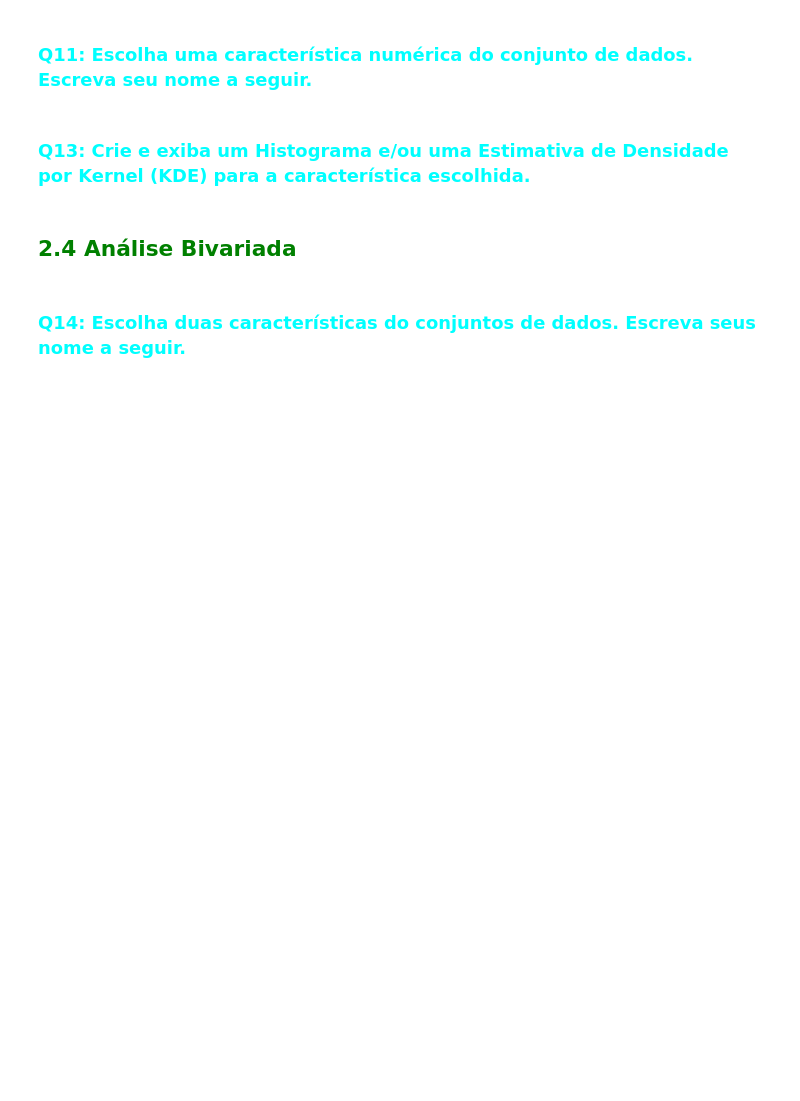
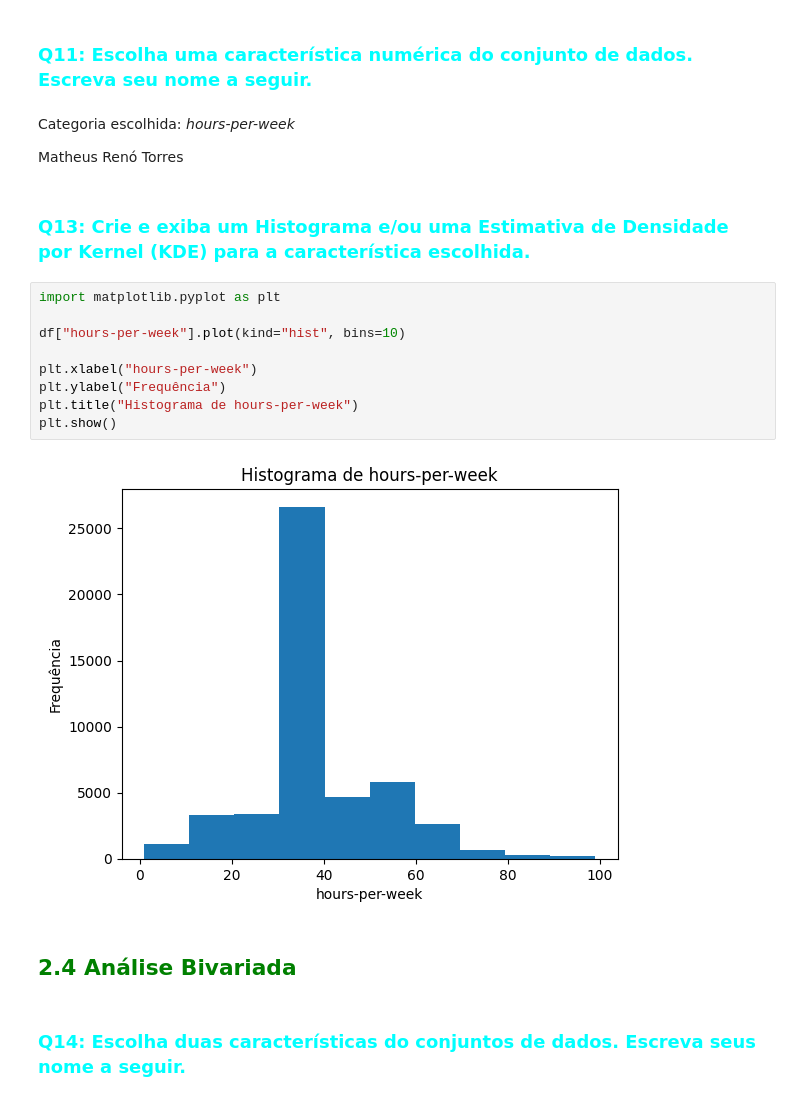
Before and after one commit to RennowT/C318, a Jupyter notebook: C318_2026_1_Atividade_02_1954.ipynb, the cells around one changed output. Saved outputs shown, nothing was run; the diff lists cells and outputs as text; blank space fills up the shorter version.

```diff
--- a/C318_2026_1_Atividade_02_1954.ipynb
+++ b/C318_2026_1_Atividade_02_1954.ipynb
@@ -218,7 +245,22 @@ Amplitude: 73
 # %% [markdown]
 ### <font color='cyan'> Q11: Escolha uma característica numérica do conjunto de dados. Escreva seu nome a seguir.</font>
+# %% [markdown]
+Categoria escolhida: _hours-per-week_
+
+Matheus Renó Torres
 # %% [markdown]
 ### <font color='cyan'> Q13: Crie e exiba um Histograma e/ou uma Estimativa de Densidade por Kernel (KDE) para a característica escolhida.</font>
+# %%
+import matplotlib.pyplot as plt
+
+df["hours-per-week"].plot(kind="hist", bins=10)
+
+plt.xlabel("hours-per-week")
+plt.ylabel("Frequência")
+plt.title("Histograma de hours-per-week")
+plt.show()
+# %% [output]
+[figure, added]
 # %% [markdown]
 ## <font color='green'>**2.4 Análise Bivariada**</font>
 # %% [markdown]
```
Also changed, not shown: parts of 4 cells of this notebook.
